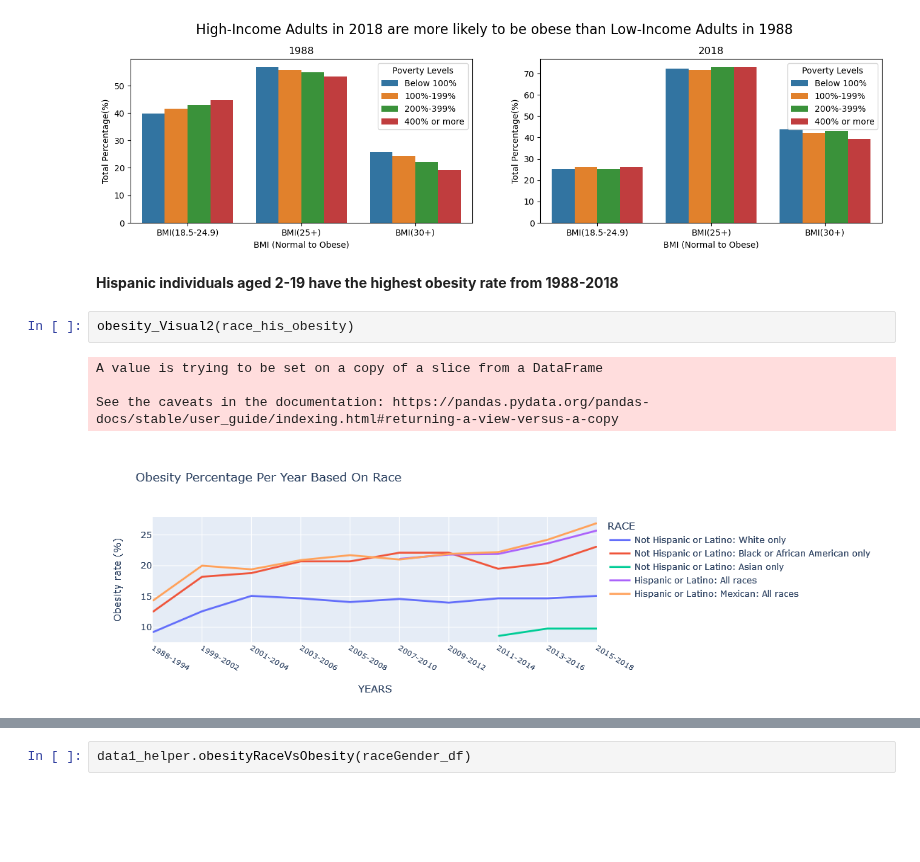
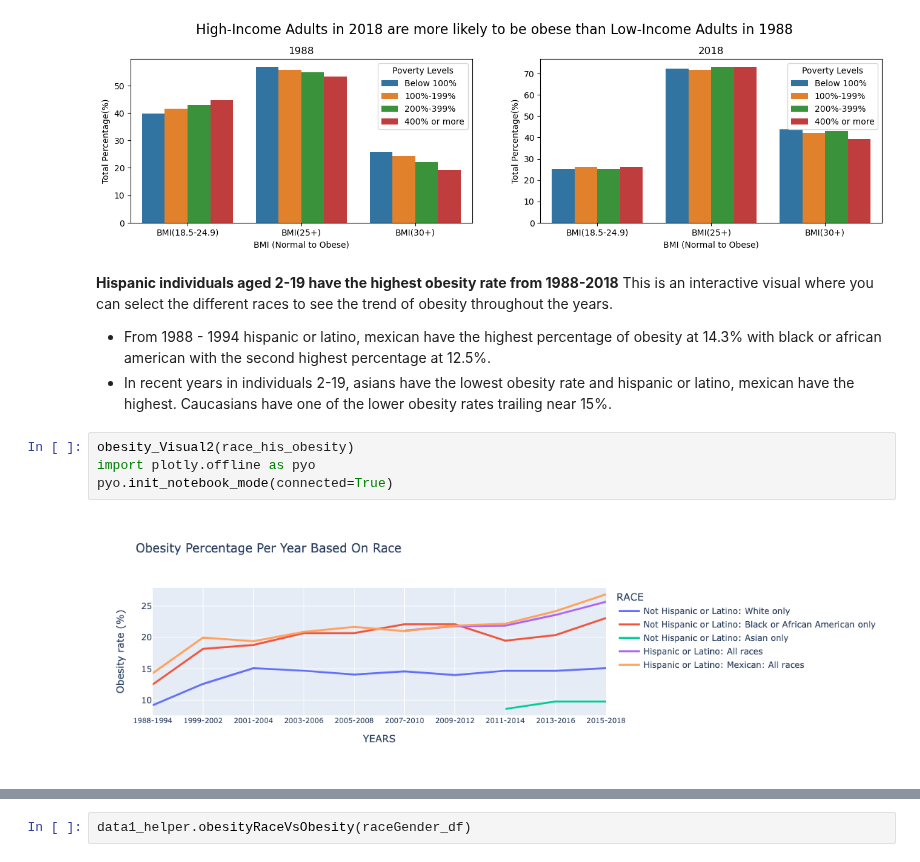
Before and after one commit to rafaymk02/Obesity-Factors-Analysis-US-, a Jupyter notebook: Final_Report.ipynb, the cells around one changed output, grey strips where cells are left out. Cells and saved outputs as stored; diff of their text form; blank space fills up the shorter version.

```diff
--- a/Final_Report.ipynb
+++ b/Final_Report.ipynb
@@ -183,12 +155,14 @@ poverty_visual(obesity_adult)
 [figure]
 # %% [markdown]
 **Hispanic individuals aged 2-19 have the highest obesity rate from 1988-2018**
+This is an interactive visual where you can select the different races to see the trend of obesity throughout the years.
+- From 1988 - 1994 hispanic or latino, mexican have the highest percentage of obesity at 14.3% with black or african american with the second highest percentage at 12.5%.
+- In recent years in individuals 2-19, asians have the lowest obesity rate and hispanic or latino, mexican have the highest. Caucasians have one of the lower obesity rates trailing near 15%.
 # %%
 obesity_Visual2(race_his_obesity)
+import plotly.offline as pyo
+pyo.init_notebook_mode(connected=True)
 # %% [output]
-A value is trying to be set on a copy of a slice from a DataFrame
-
-See the caveats in the documentation: https://pandas.pydata.org/pandas-docs/stable/user_guide/indexing.html#returning-a-view-versus-a-copy
-[figure, old version]
+[figure, new version]
 # %% [markdown]
 **Asians have less obesity rate than people of other races in all levels of Obesity**
```
Also changed, not shown: parts of 19 cells of this notebook, 9 other files.
